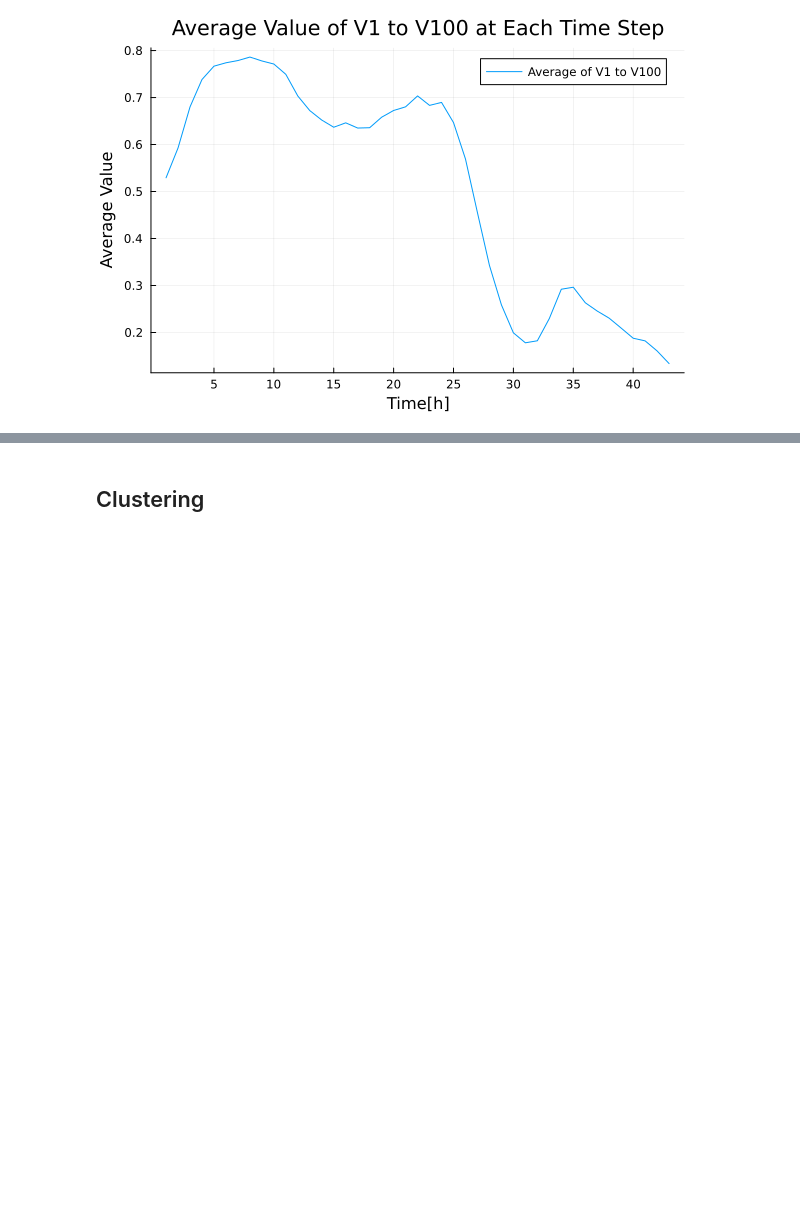
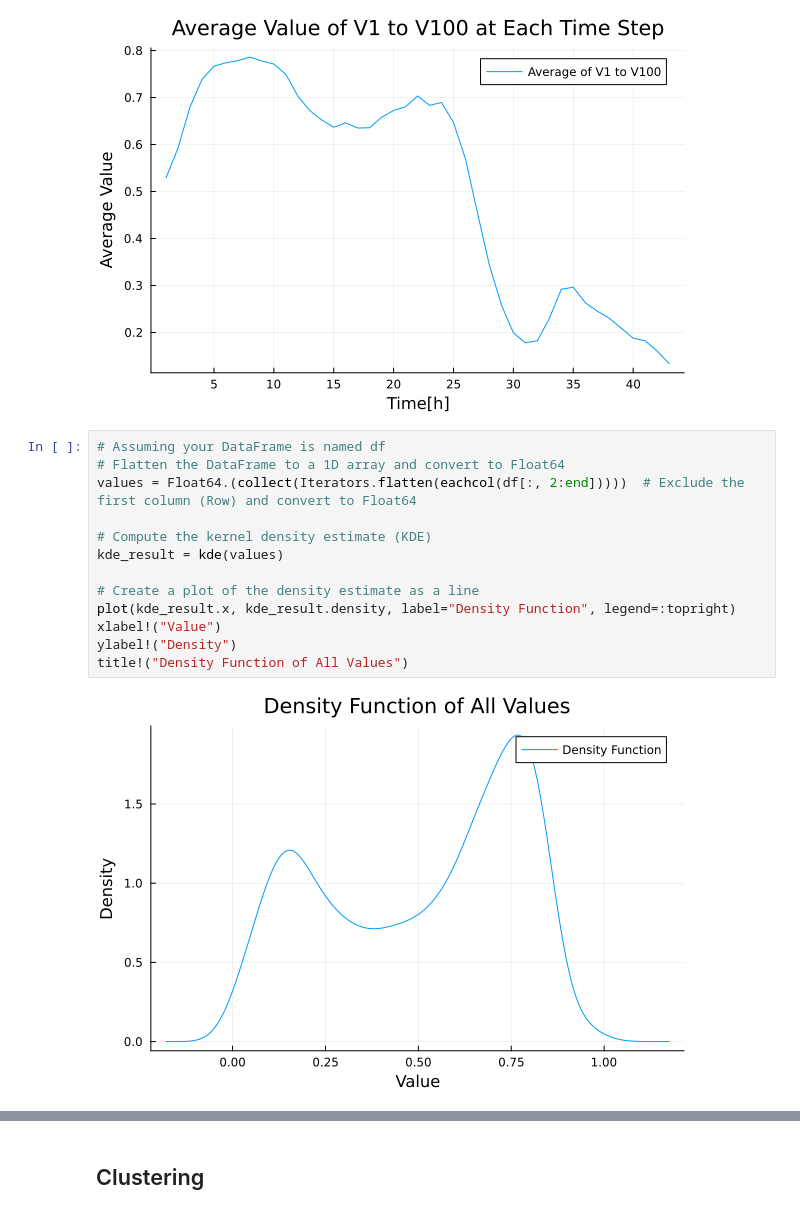
Before and after one commit to ltempfli/Team_assignment_AMO, a Jupyter notebook: Scenario_Generation.ipynb, the cells around one changed output, grey strips where cells are left out. Drawn from its saved outputs; the diff is of its cells as text; blank space fills up the shorter version.

```diff
--- a/Scenario_Generation.ipynb
+++ b/Scenario_Generation.ipynb
@@ -51,3 +51,18 @@ mean_values = mean.(eachrow(df[:, 2:end]))
 plot(df[:, 1], mean_values, label="Average of V1 to V100", xlabel="Time[h]", ylabel="Average Value", title="Average Value of V1 to V100 at Each Time Step")
 # %% [output]
 [figure]
+# %%
+# Assuming your DataFrame is named df
+# Flatten the DataFrame to a 1D array and convert to Float64
+values = Float64.(collect(Iterators.flatten(eachcol(df[:, 2:end]))))  # Exclude the first column (Row) and convert to Float64
+
+# Compute the kernel density estimate (KDE)
+kde_result = kde(values)
+
+# Create a plot of the density estimate as a line
+plot(kde_result.x, kde_result.density, label="Density Function", legend=:topright)
+xlabel!("Value")
+ylabel!("Density")
+title!("Density Function of All Values")
+# %% [output]
+[figure, added]
```
Also changed, not shown: parts of 10 cells of this notebook.
